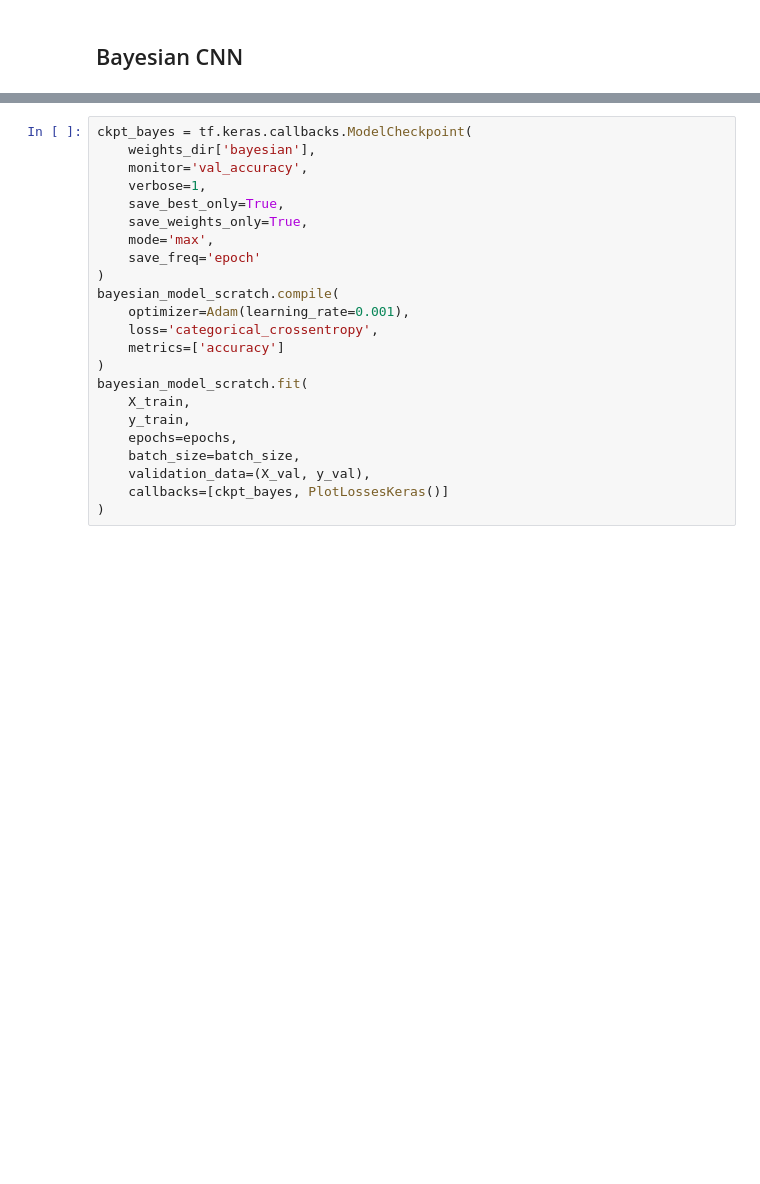
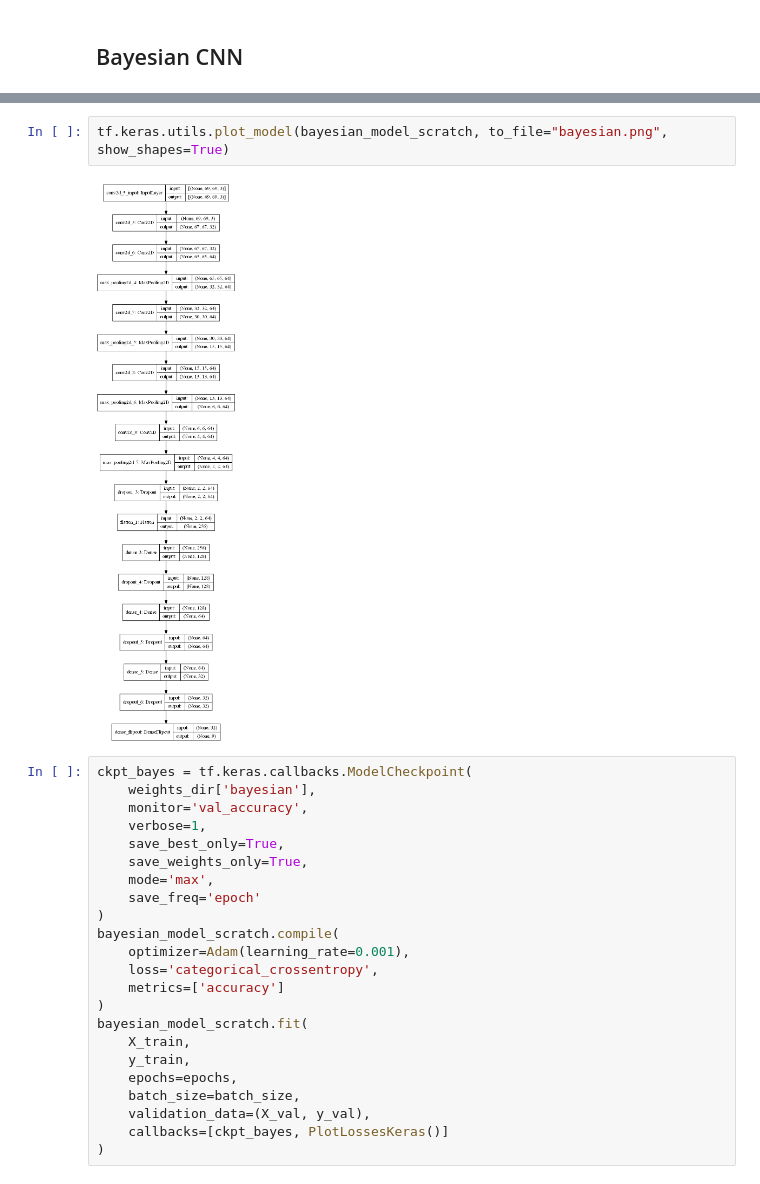
Before and after one commit to abhimanyu911/bayesian_sdss, a Jupyter notebook: sdss_classification.ipynb, the cells around one changed output, grey strips where cells are left out. Cells and saved outputs as stored; diff of their text form; blank space fills up the shorter version.

```diff
--- a/sdss_classification.ipynb
+++ b/sdss_classification.ipynb
@@ -195,6 +199,10 @@ Total params: 174,002
 Trainable params: 174,002
 Non-trainable params: 0
 _________________________________________________________________
+# %%
+tf.keras.utils.plot_model(bayesian_model_scratch, to_file="bayesian.png", show_shapes=True)
+# %% [output]
+[figure, added]
 # %%
 ckpt_bayes = tf.keras.callbacks.ModelCheckpoint(
     weights_dir['bayesian'],
```
Also changed, not shown: parts of 5 cells of this notebook, 8 other files.
